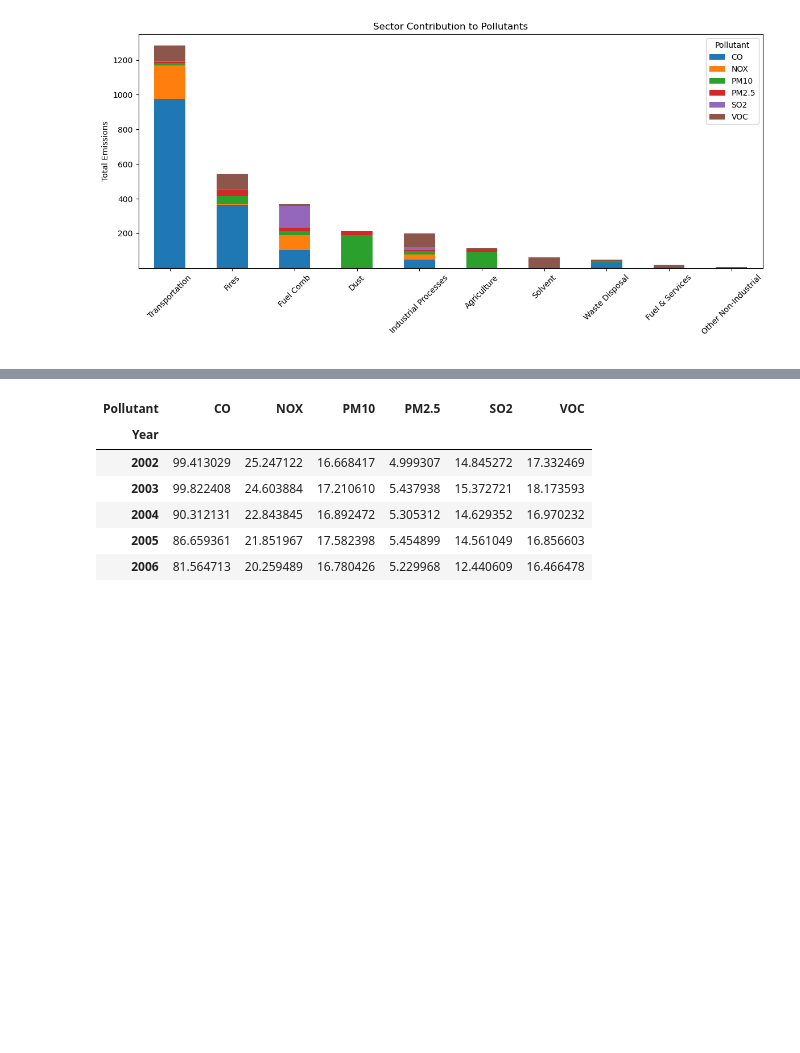
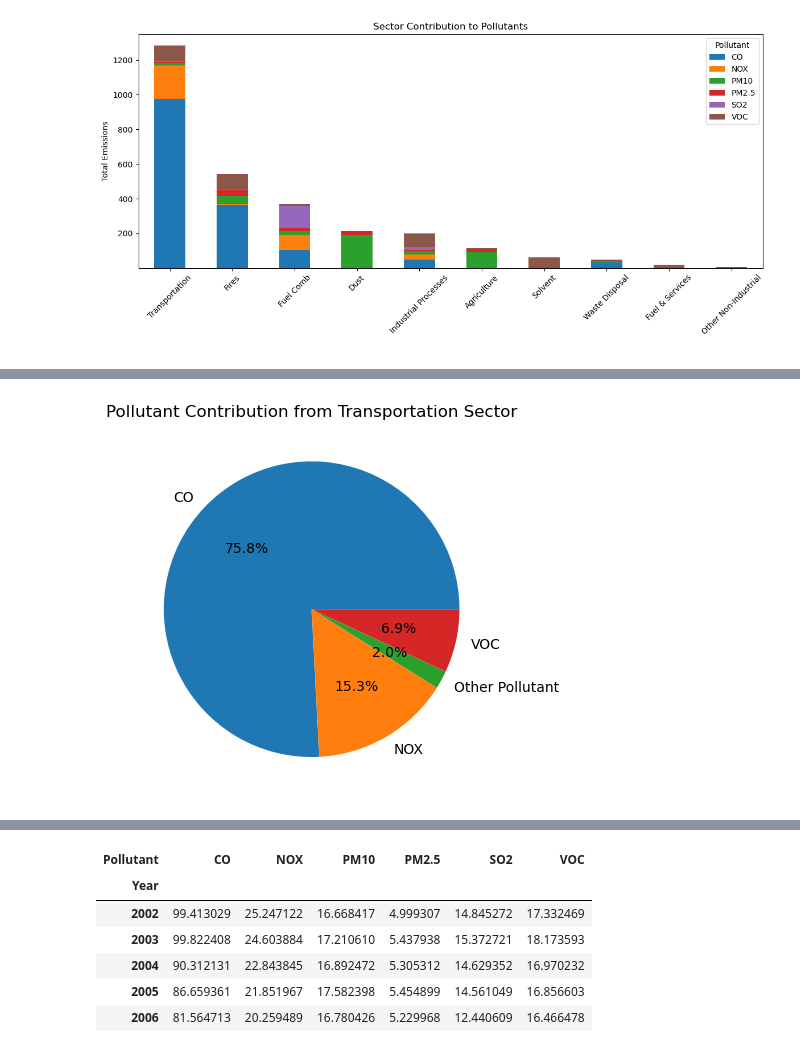
Before and after one commit to ShamithaJino/Air-Pollution-Analysis, a Jupyter notebook: notebook/sector_state_emission_analysis.ipynb, the cells around one changed output, grey strips where cells are left out. Cells and saved outputs as stored; diff of their text form; code cells hidden in the pictures; blank space fills up the shorter version.

```diff
--- a/notebook/sector_state_emission_analysis.ipynb
+++ b/notebook/sector_state_emission_analysis.ipynb
@@ -495,3 +592,7 @@ plt.tight_layout()
 plt.show()
 # %% [output]
 [figure]
+# %%
+transport_contribution_df = filtered_pollutants_df[filtered_pollutants_df['Sector']=='Transportation']
+transport_pollutant_contribution = transport_contribution_df.groupby('Pollutant')['Total_emissions_mlns'].sum().reset_index(name='Total Emissions')
+transport_pollutant_contribution
@@ -497,0 +607,23 @@ plt.show()
+# %%
+
+transport_pollutant_contribution['Pollutant'] = transport_pollutant_contribution['Pollutant'].replace({
+    'PM10': 'Other Pollutant',
+    'PM2.5': 'Other Pollutant',
+    'SO2': 'Other Pollutant'
+})
+
+transport_pollutant_contribution_df = transport_pollutant_contribution.groupby('Pollutant')['Total Emissions'].sum().reset_index()
+plt.figure()
+
+plt.pie(
+    transport_pollutant_contribution_df['Total Emissions'],
+    labels=transport_pollutant_contribution_df['Pollutant'],
+    autopct='%1.1f%%'
+
+)
+
+plt.title('Pollutant Contribution from Transportation Sector')
+
+plt.show()
+# %% [output]
+[figure, added]
```
Also changed, not shown: parts of 19 cells of this notebook, 1 other file.
